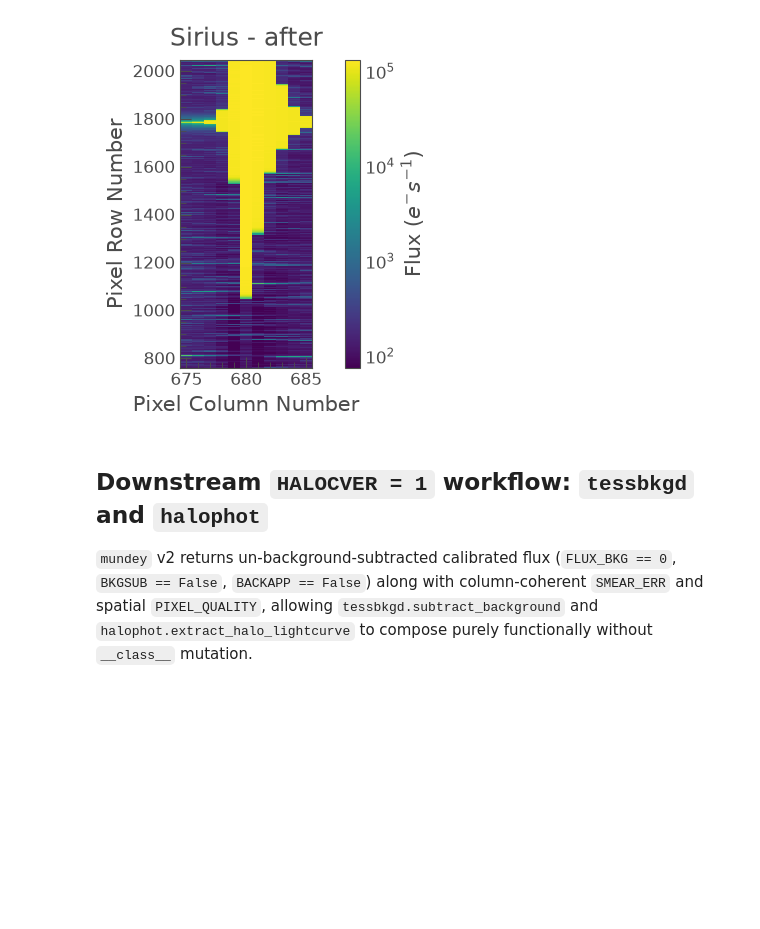
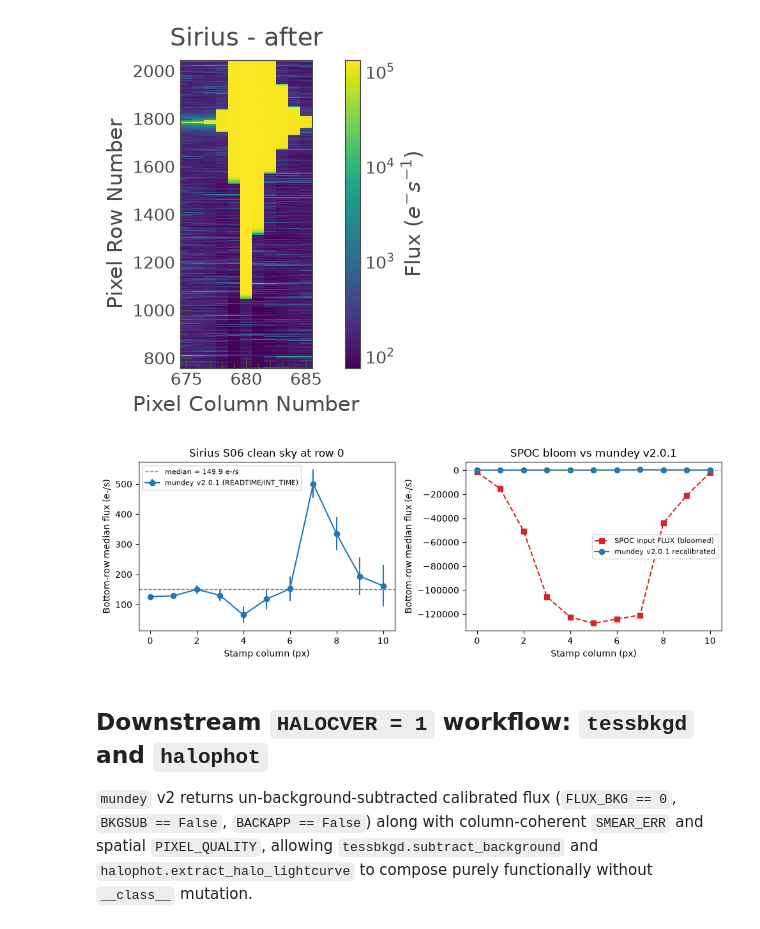
Before and after one commit to hvidy/mundey, a Jupyter notebook: notebooks/sirius_example.ipynb, the cells around one changed output. Saved outputs shown, nothing was run; the diff lists cells and outputs as text; code cells hidden in the pictures; blank space fills up the shorter version.

```diff
--- a/notebooks/sirius_example.ipynb
+++ b/notebooks/sirius_example.ipynb
@@ -53,6 +53,30 @@ Total calibrated flux sum = 3.741e+10 e-/s
 cal_tpf.plot(aspect=0.02, scale="log", interpolation="nearest", title="Sirius - after");
 # %% [output]
 [figure]
+# %%
+fig, axes = plt.subplots(1, 2, figsize=(10, 3.6))
+cols = np.arange(cal_tpf.shape[2])
+cal_row0 = np.nanmedian(cal_tpf.hdu[1].data["FLUX"][:92, 0, :], axis=0)
+spoc_row0 = np.nanmedian(raw_tpf.hdu[1].data["FLUX"][:92, 0, :], axis=0)
+se_med = np.nanmedian(smear_err[:92], axis=0)
+
+axes[0].errorbar(cols, cal_row0, yerr=se_med, fmt="o-", label="mundey v2.0.1 (READTIME/INT_TIME)")
+axes[0].axhline(np.median(cal_row0), color="0.5", ls="--", lw=1, label=f"median = {np.median(cal_row0):.1f} e-/s")
+axes[0].set_xlabel("Stamp column (px)")
+axes[0].set_ylabel("Bottom-row median flux (e-/s)")
+axes[0].set_title("Sirius S06 clean sky at row 0")
+axes[0].legend(fontsize=8)
+
+axes[1].plot(cols, spoc_row0, "s--", color="C3", label="SPOC input FLUX (bloomed)")
+axes[1].plot(cols, cal_row0, "o-", color="C0", label="mundey v2.0.1 recalibrated")
+axes[1].axhline(0.0, color="0.5", ls=":", lw=1)
+axes[1].set_xlabel("Stamp column (px)")
+axes[1].set_ylabel("Bottom-row median flux (e-/s)")
+axes[1].set_title("SPOC bloom vs mundey v2.0.1")
+axes[1].legend(fontsize=8)
+fig.tight_layout()
+# %% [output]
+[figure, added]
 # %% [markdown]
 ## Downstream `HALOCVER = 1` workflow: `tessbkgd` and `halophot`
 
```
Also changed, not shown: parts of 1 cell of this notebook, 6 other files.
